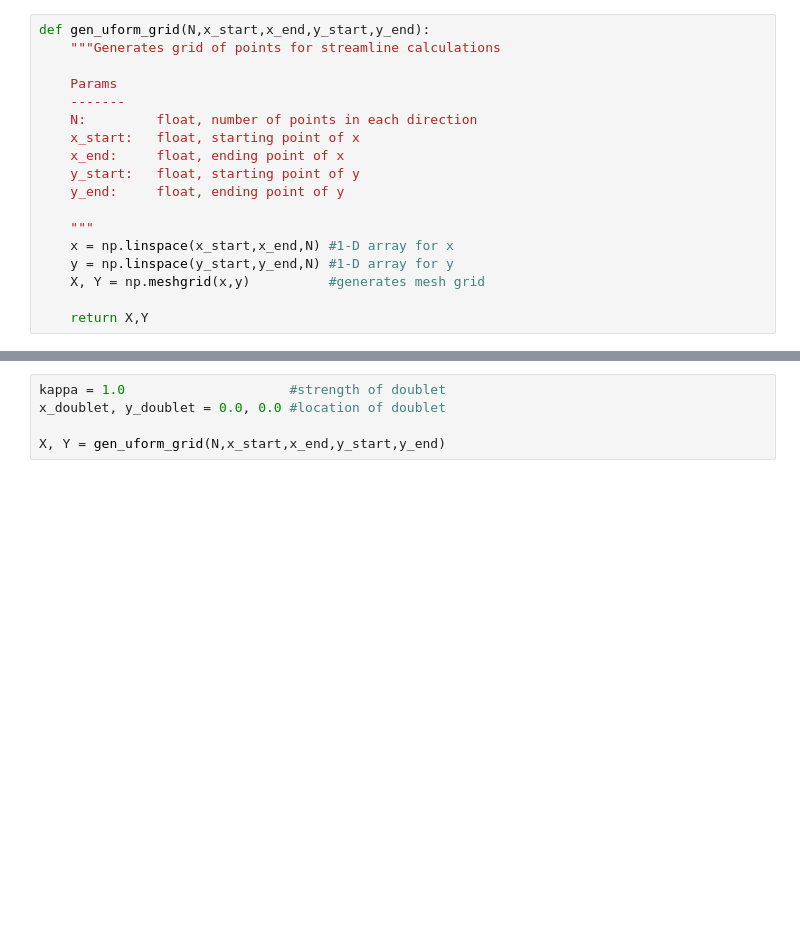
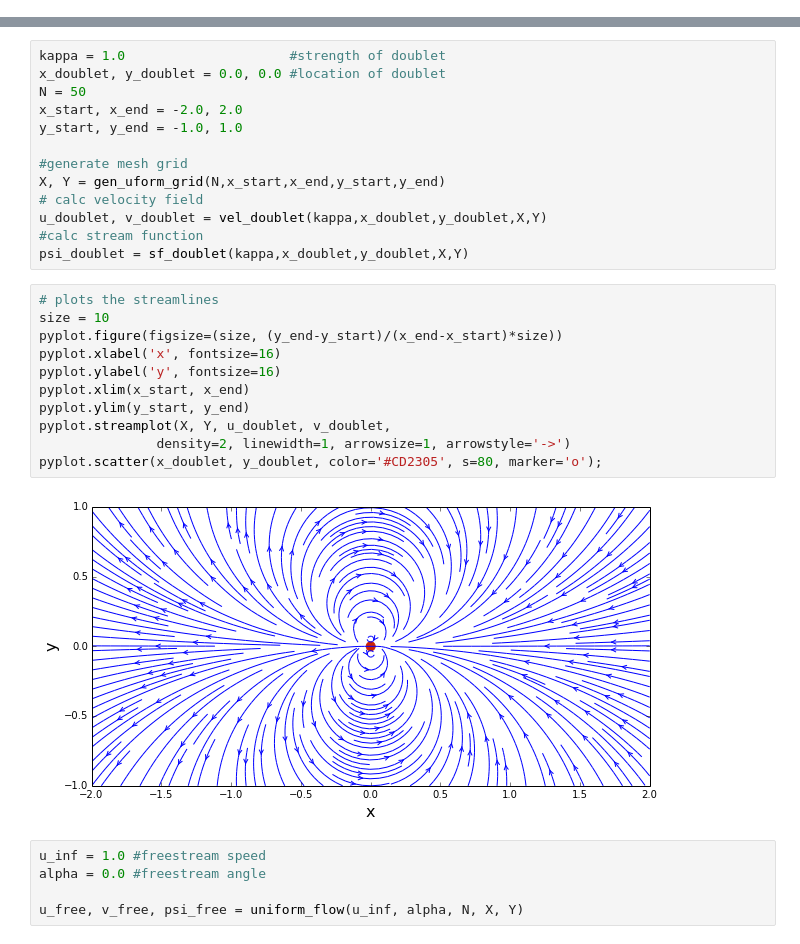
Before and after one commit to cbell14/Aero_Hydro, a Jupyter notebook: Doublet.ipynb, the cells around one changed output, grey strips where cells are left out. Drawn from its saved outputs; the diff is of its cells as text; blank space fills up the shorter version.

Commit message:
Fixed Source_Sink_freestream function issue and begin doublet notebook

```diff
--- a/Doublet.ipynb
+++ b/Doublet.ipynb
@@ -8,18 +6,0 @@ ImportError: No module named Source_Sink_FreeStream.ipynb
-# %%
-def gen_uform_grid(N,x_start,x_end,y_start,y_end):
-    """Generates grid of points for streamline calculations
-
-    Params
-    -------
-    N:         float, number of points in each direction
-    x_start:   float, starting point of x
-    x_end:     float, ending point of x
-    y_start:   float, starting point of y
-    y_end:     float, ending point of y
-
-    """
-    x = np.linspace(x_start,x_end,N) #1-D array for x
-    y = np.linspace(y_start,y_end,N) #1-D array for y
-    X, Y = np.meshgrid(x,y)          #generates mesh grid
-
-    return X,Y
@@ -26,5 +34,31 @@ def gen_uform_grid(N,x_start,x_end,y_start,y_end):
 # %%
 kappa = 1.0                     #strength of doublet
 x_doublet, y_doublet = 0.0, 0.0 #location of doublet
+N = 50
+x_start, x_end = -2.0, 2.0
+y_start, y_end = -1.0, 1.0
 
+#generate mesh grid
 X, Y = gen_uform_grid(N,x_start,x_end,y_start,y_end)
+# calc velocity field
+u_doublet, v_doublet = vel_doublet(kappa,x_doublet,y_doublet,X,Y)
+#calc stream function
+psi_doublet = sf_doublet(kappa,x_doublet,y_doublet,X,Y)
+# %%
+# plots the streamlines
+size = 10
+pyplot.figure(figsize=(size, (y_end-y_start)/(x_end-x_start)*size))
+pyplot.xlabel('x', fontsize=16)
+pyplot.ylabel('y', fontsize=16)
+pyplot.xlim(x_start, x_end)
+pyplot.ylim(y_start, y_end)
+pyplot.streamplot(X, Y, u_doublet, v_doublet,
+               density=2, linewidth=1, arrowsize=1, arrowstyle='->')
+pyplot.scatter(x_doublet, y_doublet, color='#CD2305', s=80, marker='o');
+# %% [output]
+[figure, added]
+# %%
+u_inf = 1.0 #freestream speed
+alpha = 0.0 #freestream angle
+
+u_free, v_free, psi_free = uniform_flow(u_inf, alpha, N, X, Y)
```
Also changed, not shown: parts of 10 cells of this notebook, 2 other files.
